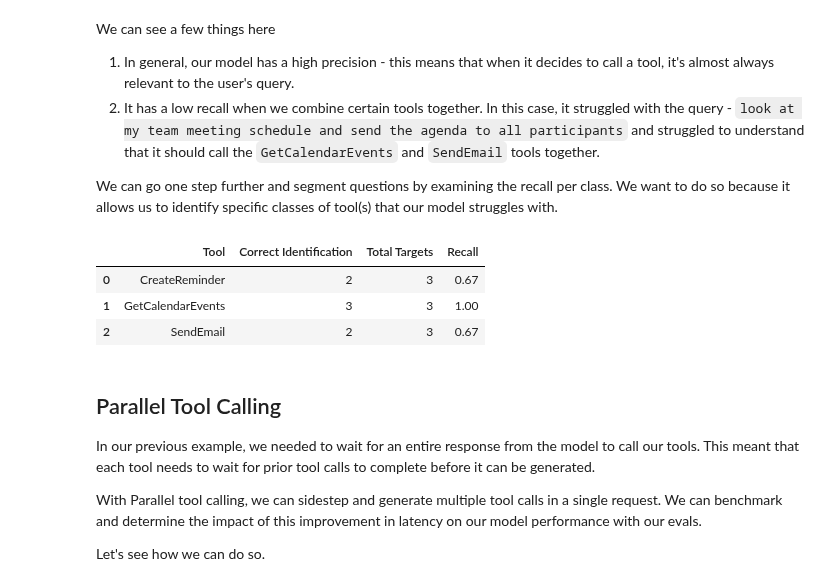
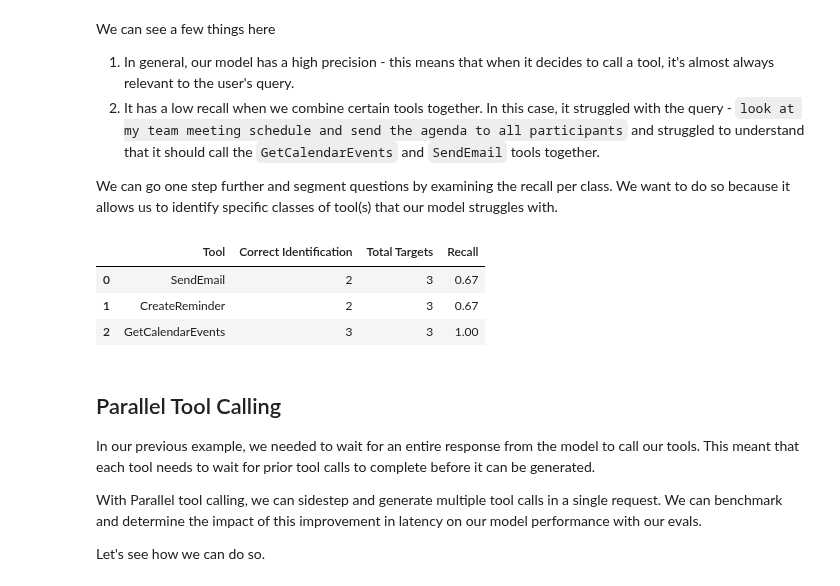
Before and after one commit to sanyaade-teachings/systematically-improving-rag, a Jupyter notebook: cohort_2/week6/1. Evaluate Tools.ipynb, the cells around one changed output. Drawn from its saved outputs; the diff is of its cells as text; code cells hidden in the pictures.

```diff
--- a/cohort_2/week6/1. Evaluate Tools.ipynb
+++ b/cohort_2/week6/1. Evaluate Tools.ipynb
@@ -200,7 +197,7 @@ async def generate_tool_calls(query: str, sem: Semaphore):
             messages=[
                 {
                     "role": "system",
-                    "content": "You are a helpful assistant that can call tools in response to user requests.",
+                    "content": f"You are a helpful assistant that can call tools in response to user requests. Today's date is {datetime.now().strftime('%Y-%m-%d')}",
                 },
                 {"role": "user", "content": query},
             ],
@@ -250,7 +247,7 @@ def calculate_precision_recall_for_queries(df):
         lambda x: calculate_recall(x["actual"], x["expected"]), axis=1
     )
     df["CORRECT"] = df.apply(
-        lambda x: "Y" if x["expected"] == x["actual"] else "N", axis=1
+        lambda x: "Y" if set(x["expected"]) == set(x["actual"]) else "N", axis=1
     )
     return df
 
@@ -303,37 +300,37 @@ def calculate_per_tool_recall(df):
     occurences = {tool: 0 for tool in all_tools}
     expected_occurences = {tool: 0 for tool in all_tools}
 
     # Count occurrences for each individual tool
-    for index, row in df.iterrows():
+    for _, row in df.iterrows():
         expected_tools = set(row['expected'])
         actual_tools = set(row['actual'])
 
         for tool in expected_tools:
             expected_occurences[tool] += 1
 
         for tool in actual_tools:
             if tool in expected_tools:
                 occurences[tool] += 1
 
     # Calculate per-tool recall
     per_tool_recall = []
     for tool in all_tools:
         per_tool_recall.append({
             'Tool': tool,
             'Correct Identification': occurences[tool],
             'Total Targets': expected_occurences[tool],
             'Recall': occurences[tool]/expected_occurences[tool]
         })
 
     return pd.DataFrame(per_tool_recall).round(2)
 
 # Call the function with our dataframe
 calculate_per_tool_recall(df)
 # %% [output]
 |  | Tool | Correct Identification | Total Targets | Recall |
-| 0 | CreateReminder | 2 | 3 | 0.67 |
-| 1 | GetCalendarEvents | 3 | 3 | 1.00 |
-| 2 | SendEmail | 2 | 3 | 0.67 |
+| 0 | SendEmail | 2 | 3 | 0.67 |
+| 1 | CreateReminder | 2 | 3 | 0.67 |
+| 2 | GetCalendarEvents | 3 | 3 | 1.00 |
 # %% [markdown]
 ## Parallel Tool Calling
 
```
Also changed, not shown: parts of 9 cells of this notebook.
